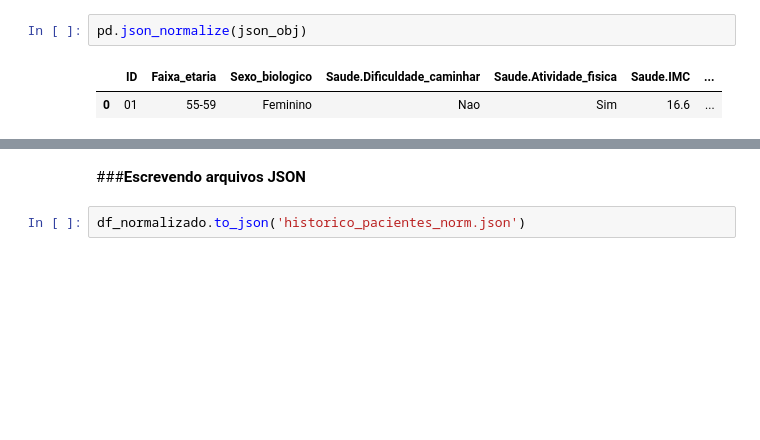
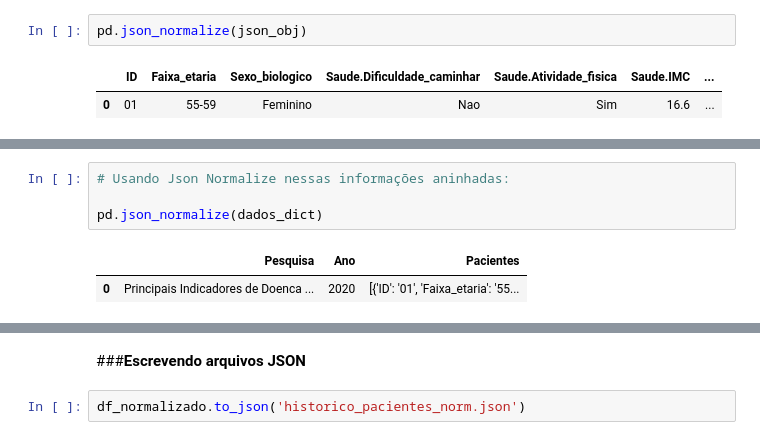
Before and after one commit to ClaytonPavani/python_data_science, a Jupyter notebook: pandas_formatos.ipynb, the cells around one changed output, grey strips where cells are left out. Drawn from its saved outputs; the diff is of its cells as text; blank space fills up the shorter version.

```diff
--- a/pandas_formatos.ipynb
+++ b/pandas_formatos.ipynb
@@ -413,0 +515,7 @@ pd.json_normalize(json_obj)
+# %%
+# Usando Json Normalize nessas informações aninhadas:
+
+pd.json_normalize(dados_dict)
+# %% [output]
+|  | Pesquisa | Ano | Pacientes |
+| 0 | Principais Indicadores de Doenca ... | 2020 | [{'ID': '01', 'Faixa_etaria': '55... |
```
Also changed, not shown: parts of 10 cells of this notebook.
